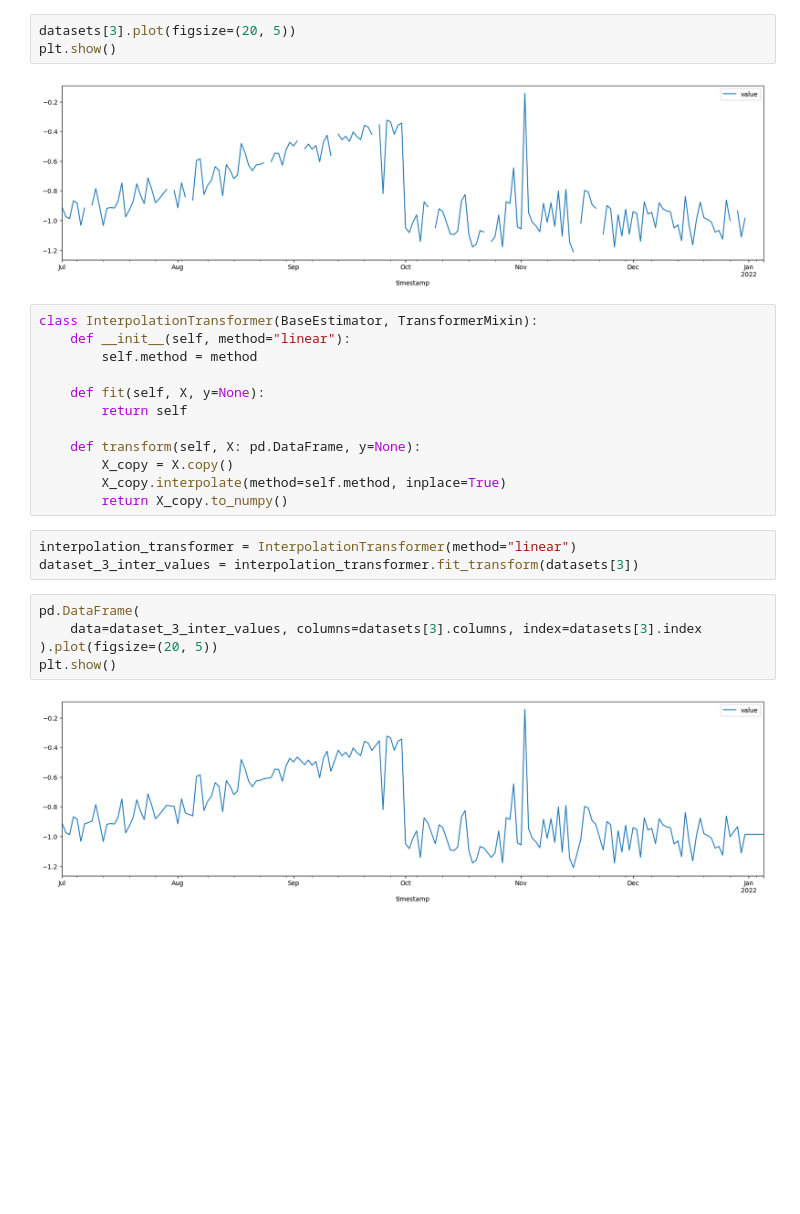
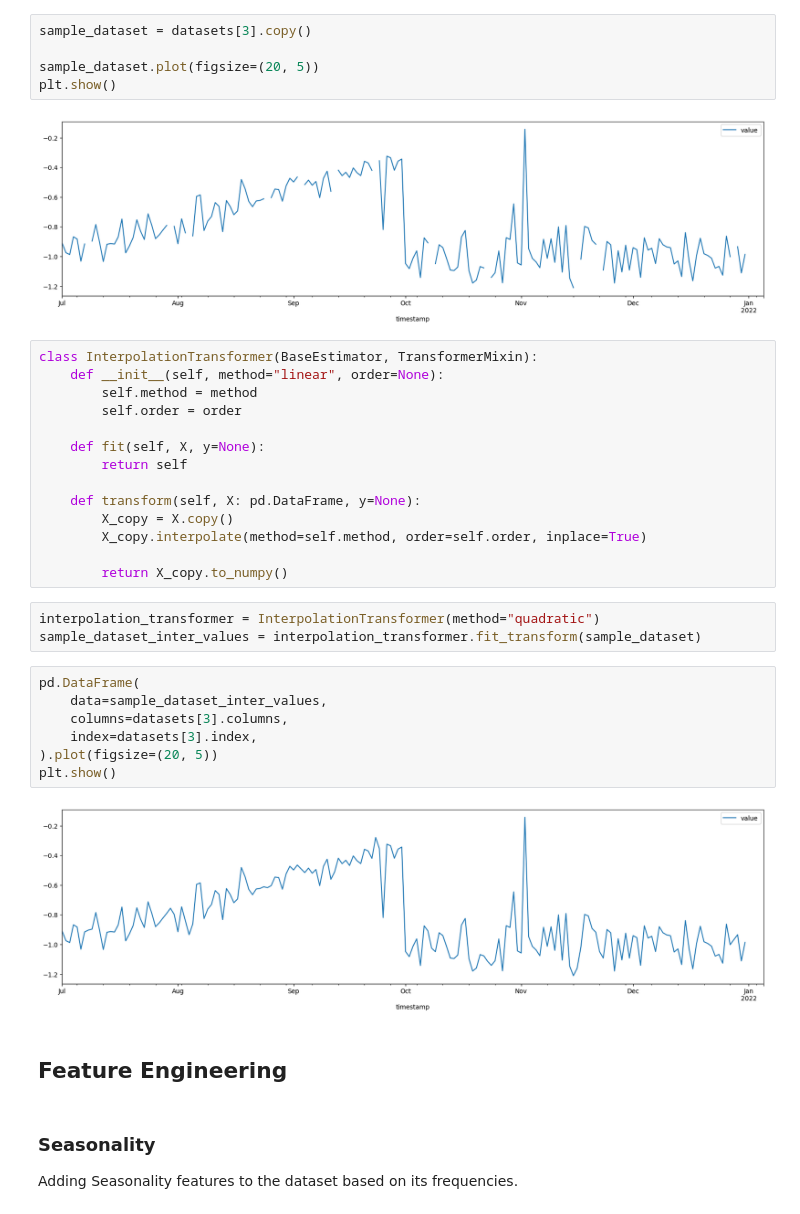
Before and after one commit to MMostafa-Hub/time-series-forecaster, a Jupyter notebook: notebooks/preprocessing.ipynb, the cells around one changed output. Cells and saved outputs as stored; diff of their text form; blank space fills up the shorter version.

Commit message:
Implement Seasonality transformer and Interpolation transformer

```diff
--- a/notebooks/preprocessing.ipynb
+++ b/notebooks/preprocessing.ipynb
@@ -103,29 +106,41 @@ plt.show()
 # %% [markdown]
 - Impute missing values using `Interpolation`
 # %%
-datasets[3].plot(figsize=(20, 5))
+sample_dataset = datasets[3].copy()
+
+sample_dataset.plot(figsize=(20, 5))
 plt.show()
 # %% [output]
 [figure]
 # %%
 class InterpolationTransformer(BaseEstimator, TransformerMixin):
-    def __init__(self, method="linear"):
+    def __init__(self, method="linear", order=None):
         self.method = method
+        self.order = order
 
     def fit(self, X, y=None):
         return self
 
     def transform(self, X: pd.DataFrame, y=None):
         X_copy = X.copy()
-        X_copy.interpolate(method=self.method, inplace=True)
+        X_copy.interpolate(method=self.method, order=self.order, inplace=True)
+
         return X_copy.to_numpy()
 # %%
-interpolation_transformer = InterpolationTransformer(method="linear")
-dataset_3_inter_values = interpolation_transformer.fit_transform(datasets[3])
+interpolation_transformer = InterpolationTransformer(method="quadratic")
+sample_dataset_inter_values = interpolation_transformer.fit_transform(sample_dataset)
 # %%
 pd.DataFrame(
-    data=dataset_3_inter_values, columns=datasets[3].columns, index=datasets[3].index
+    data=sample_dataset_inter_values,
+    columns=datasets[3].columns,
+    index=datasets[3].index,
 ).plot(figsize=(20, 5))
 plt.show()
 # %% [output]
-[figure, old version]
+[figure, new version]
+# %% [markdown]
+## Feature Engineering
+# %% [markdown]
+### Seasonality
+
+Adding Seasonality features to the dataset based on its frequencies.
```
Also changed, not shown: parts of 12 cells of this notebook.
